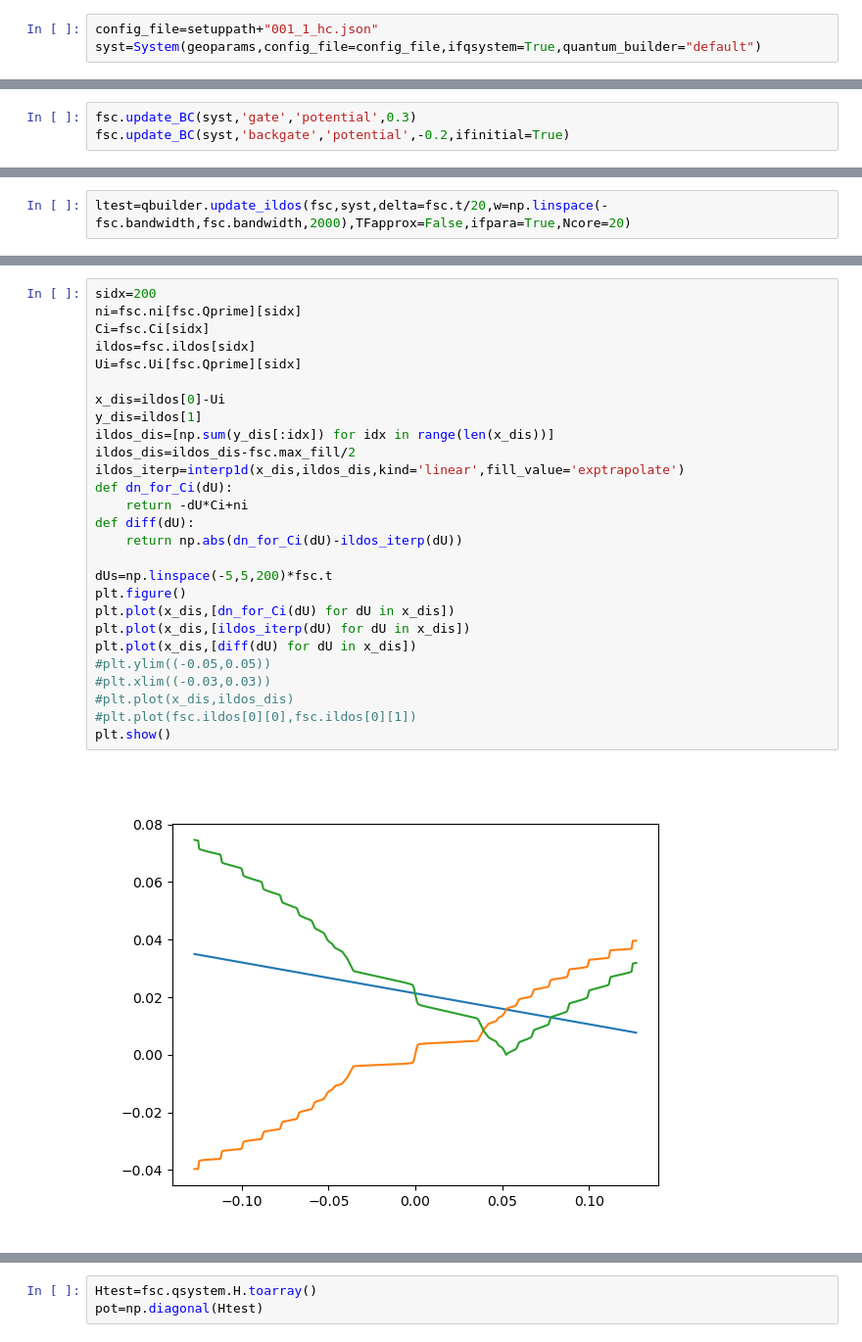
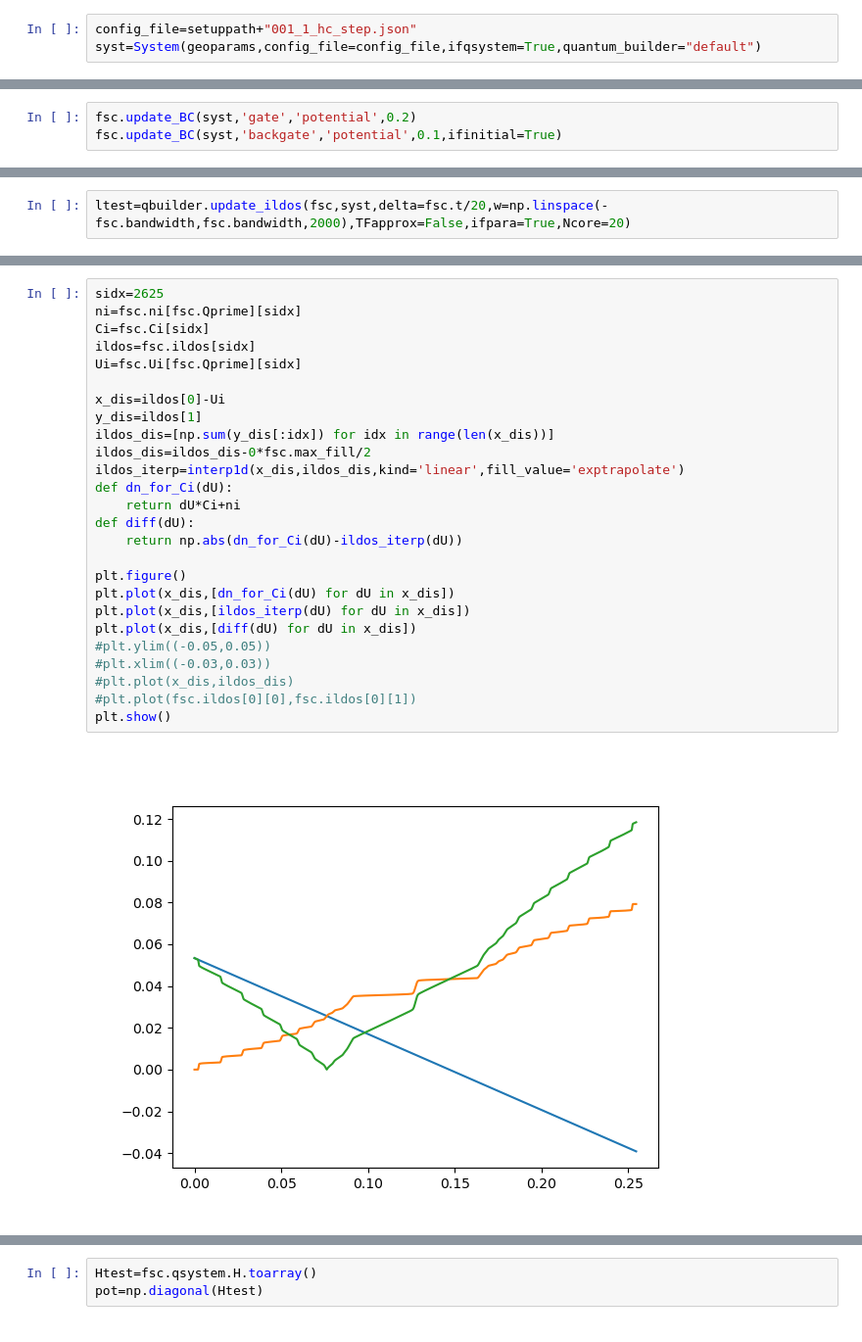
Before and after one commit to yzhaoo/EQuantum, a Jupyter notebook: dotgate.ipynb, the cells around one changed output, grey strips where cells are left out. Shown at 98% size. Drawn from its saved outputs; the diff is of its cells as text.

```diff
--- a/dotgate.ipynb
+++ b/dotgate.ipynb
@@ -77,5 +87,5 @@ Voronoi cells have been created.
 EQsystem is successfully initialized.
 # %%
-config_file=setuppath+"001_1_hc.json"
+config_file=setuppath+"001_1_hc_step.json"
 syst=System(geoparams,config_file=config_file,ifqsystem=True,quantum_builder="default")
 # %% [output]
@@ -90,8 +100,8 @@ fsc=FSC(syst,ifinitial=False,params=qparams)
 # %% [output]
 The quantum problem has been initialized.
 # %%
-fsc.update_BC(syst,'gate','potential',0.3)
-fsc.update_BC(syst,'backgate','potential',-0.2,ifinitial=True)
+fsc.update_BC(syst,'gate','potential',0.2)
+fsc.update_BC(syst,'backgate','potential',0.1,ifinitial=True)
 # %% [output]
 The poisson problem has been initialized.
 # %% [markdown]
@@ -109,29 +119,28 @@ plt.show()
 # %%
-sidx=200
+sidx=2625
 ni=fsc.ni[fsc.Qprime][sidx]
 Ci=fsc.Ci[sidx]
 ildos=fsc.ildos[sidx]
 Ui=fsc.Ui[fsc.Qprime][sidx]
 
 x_dis=ildos[0]-Ui
 y_dis=ildos[1]
 ildos_dis=[np.sum(y_dis[:idx]) for idx in range(len(x_dis))]
-ildos_dis=ildos_dis-fsc.max_fill/2
+ildos_dis=ildos_dis-0*fsc.max_fill/2
 ildos_iterp=interp1d(x_dis,ildos_dis,kind='linear',fill_value='exptrapolate')
 def dn_for_Ci(dU):
-    return -dU*Ci+ni
+    return dU*Ci+ni
 def diff(dU):
     return np.abs(dn_for_Ci(dU)-ildos_iterp(dU))
 
-dUs=np.linspace(-5,5,200)*fsc.t
 plt.figure()
 plt.plot(x_dis,[dn_for_Ci(dU) for dU in x_dis])
 plt.plot(x_dis,[ildos_iterp(dU) for dU in x_dis])
 plt.plot(x_dis,[diff(dU) for dU in x_dis])
 #plt.ylim((-0.05,0.05))
 #plt.xlim((-0.03,0.03))
 #plt.plot(x_dis,ildos_dis)
 #plt.plot(fsc.ildos[0][0],fsc.ildos[0][1])
 plt.show()
 # %% [output]
-[figure, old version]
+[figure, new version]
```
Also changed, not shown: parts of 32 cells of this notebook, 7 other files.
